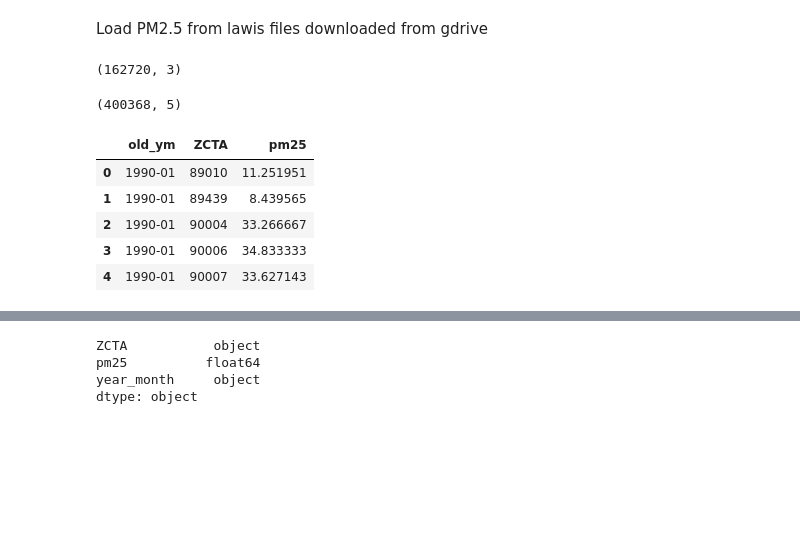
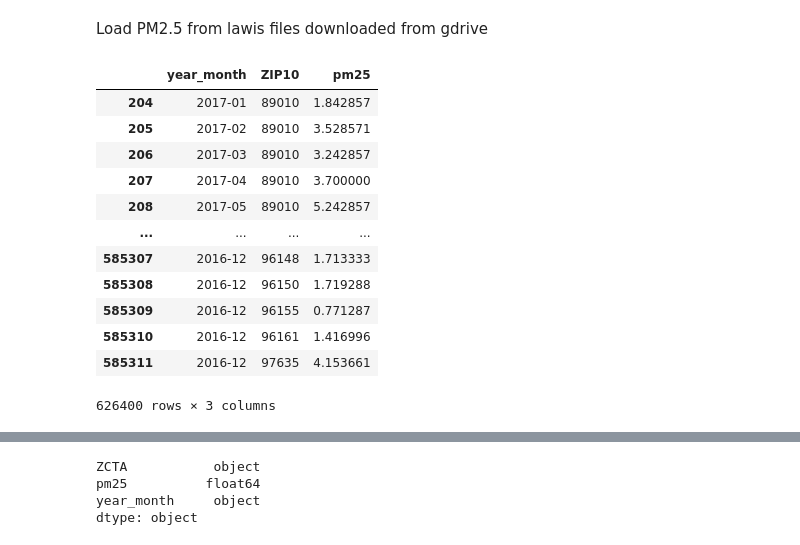
Before and after one commit to jmdatasci/fire_capstone, a Jupyter notebook: notebooks/4.0-jam-join_data_instrument_2.ipynb, the cells around one changed output, grey strips where cells are left out. Drawn from its saved outputs; the diff is of its cells as text; code cells hidden in the pictures; blank space fills up the shorter version.

```diff
--- a/notebooks/4.0-jam-join_data_instrument_2.ipynb
+++ b/notebooks/4.0-jam-join_data_instrument_2.ipynb
@@ -53,7 +53,7 @@ warnings.filterwarnings(
 ### Step 2: Define working directories
 # %%
 #Local directories on my machine (not gdrive)
-in_dir = '../data/processed/'
+in_dir = '../data/interim/'
 out_dir = './'
 # %%
 ls
@@ -249,13 +254,20 @@ wind_fire
 # %% [markdown]
 Load PM2.5 from lawis files downloaded from gdrive
 # %%
-aqi1 = pd.read_csv(in_dir + '1990_to_1999_pm25.csv', index_col = 0)
-aqi1.shape
+aqi1 = pd.read_csv(in_dir + 'finalpm25.csv', index_col = 0)
+aqi1
 # %% [output]
+|  | year_month | ZIP10 | pm25 |
+| 204 | 2017-01 | 89010 | 1.842857 |
+| 205 | 2017-02 | 89010 | 3.528571 |
+| 206 | 2017-03 | 89010 | 3.242857 |
+| 207 | 2017-04 | 89010 | 3.700000 |
+| 208 | 2017-05 | 89010 | 5.242857 |
+| ... | ... | ... | ... |
+| 585307 | 2016-12 | 96148 | 1.713333 |
+| 585308 | 2016-12 | 96150 | 1.719288 |
+| 585309 | 2016-12 | 96155 | 0.771287 |
+| 585310 | 2016-12 | 96161 | 1.416996 |
+| 585311 | 2016-12 | 97635 | 4.153661 |
-(162720, 3)
+626400 rows × 3 columns
-# %%
-aqi2 = pd.read_csv(in_dir + 'UW_pm25_zip_monthly_anand_2000-2018-v2.csv', index_col = 0)
-aqi2.shape
-# %% [output]
-(400368, 5)
 # %%
@@ -270,13 +277,3 @@ aqi2 = aqi2.reset_index(drop=True)\
-# %%
-pm25_df = aqi1.append(aqi2)
-pm25_df.head()
-# %% [output]
-|  | old_ym | ZCTA | pm25 |
-| 0 | 1990-01 | 89010 | 11.251951 |
-| 1 | 1990-01 | 89439 | 8.439565 |
-| 2 | 1990-01 | 90004 | 33.266667 |
-| 3 | 1990-01 | 90006 | 34.833333 |
-| 4 | 1990-01 | 90007 | 33.627143 |
 # %%
 pm25_df.shape
 # %% [output]
```
Also changed, not shown: parts of 7 cells of this notebook.
